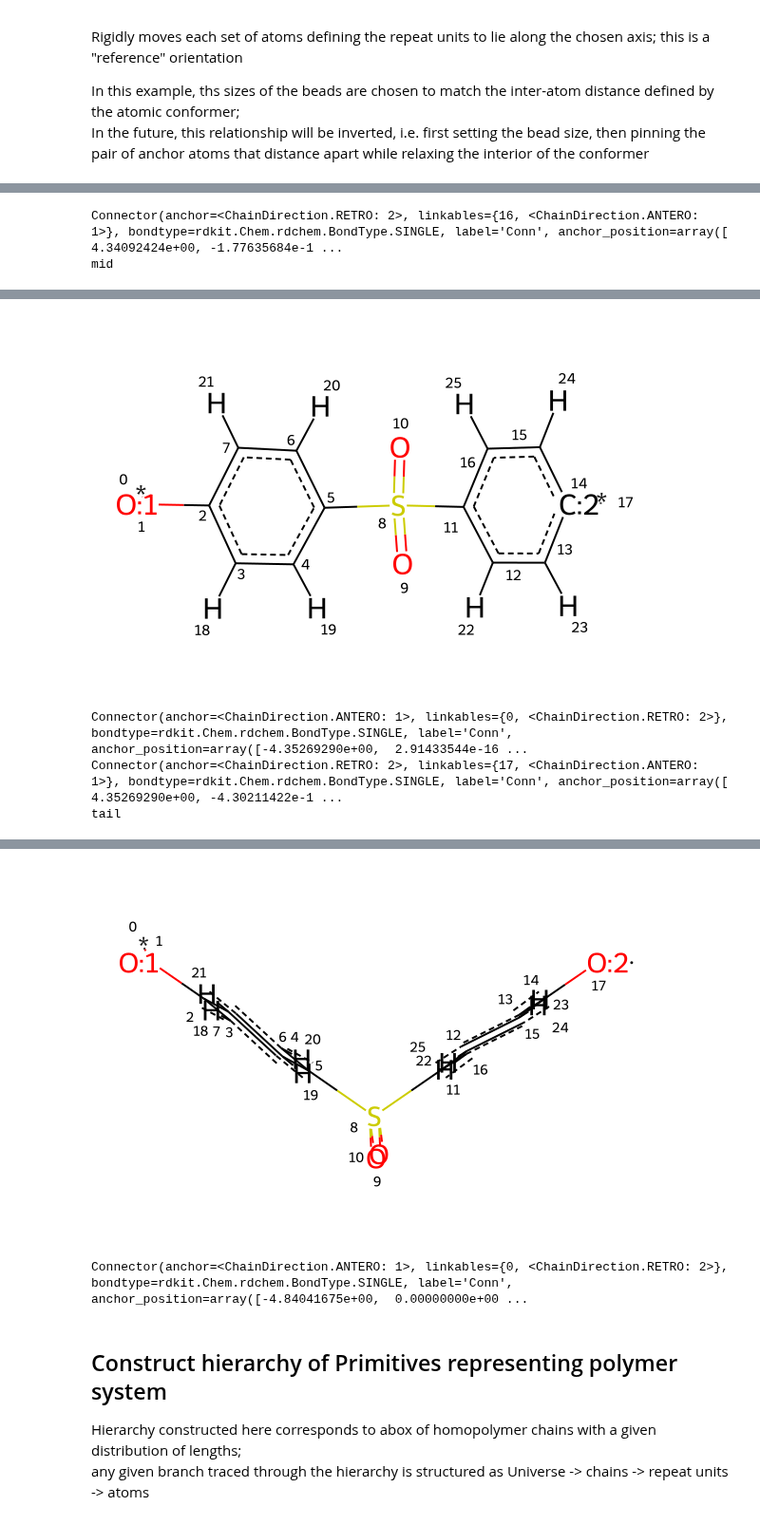
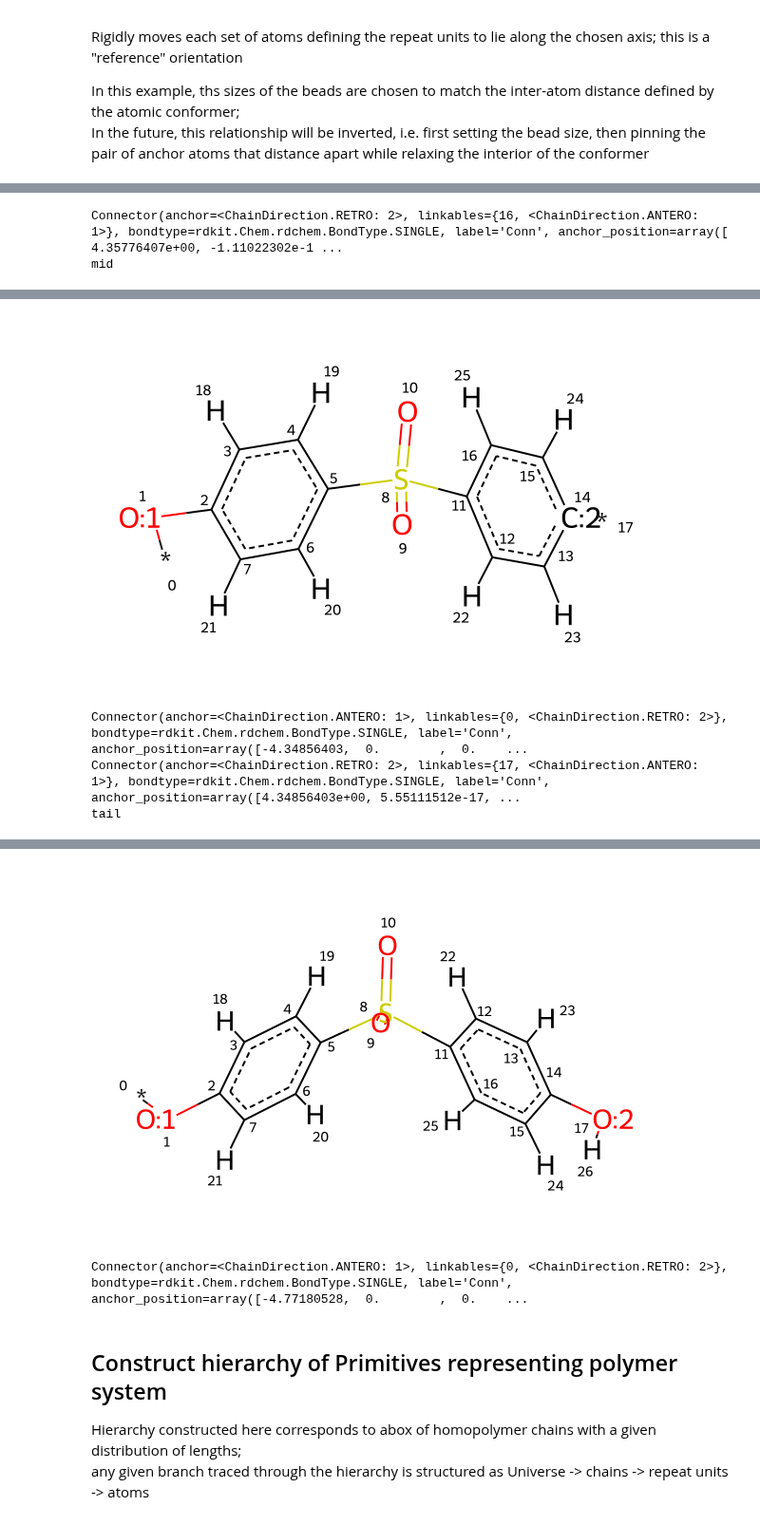
Before and after one commit to StephMcCallum/mupt-examples, a Jupyter notebook: ellipsoidal_chain_placement.ipynb, the cells around one changed output, grey strips where cells are left out. Shown at 95% size. Saved outputs shown, nothing was run; the diff lists cells and outputs as text; code cells hidden in the pictures.

```diff
--- a/ellipsoidal_chain_placement.ipynb
+++ b/ellipsoidal_chain_placement.ipynb
@@ -86,9 +86,9 @@ from mupt.interfaces.rdkit import primitive_from_rdkit
 POS_1_IDX : int = ChainDirection.ANTERO.value
 POS_2_IDX : int = ChainDirection.RETRO.value
 rep_unit_smiles : dict[str, str] = {
-    'head' : f'[O:{POS_1_IDX}]c1ccc(cc1)S(=O)(=O)c1cc[c:{POS_2_IDX}](cc1)-*',
+    'head' : f'[OH:{POS_1_IDX}]c1ccc(cc1)S(=O)(=O)c1cc[c:{POS_2_IDX}](cc1)-*',
     'mid'  : f'*-[O:{POS_1_IDX}]c1ccc(cc1)S(=O)(=O)c1cc[c:{POS_2_IDX}](cc1)-*',
-    'tail' : f'*-[O:{POS_1_IDX}]c1ccc(cc1)S(=O)(=O)c1ccc(cc1)[O:{POS_2_IDX}]',
+    'tail' : f'*-[O:{POS_1_IDX}]c1ccc(cc1)S(=O)(=O)c1ccc(cc1)[OH:{POS_2_IDX}]',
 }
 rep_unit_connection_tags : dict[str, tuple[ChainDirection, ...]] = {
     'head' : (ChainDirection.ANTERO,),
@@ -121,2 +121,2 @@ head
-Connector(anchor=<ChainDirection.RETRO: 2>, linkables={16, <ChainDirection.ANTERO: 1>}, bondtype=rdkit.Chem.rdchem.BondType.SINGLE, label='Conn', anchor_position=array([ 4.34092424e+00, -1.77635684e-1 ...
+Connector(anchor=<ChainDirection.RETRO: 2>, linkables={16, <ChainDirection.ANTERO: 1>}, bondtype=rdkit.Chem.rdchem.BondType.SINGLE, label='Conn', anchor_position=array([ 4.35776407e+00, -1.11022302e-1 ...
 mid
@@ -125,4 +125,4 @@ mid
-[figure, old version]
+[figure, new version]
-Connector(anchor=<ChainDirection.ANTERO: 1>, linkables={0, <ChainDirection.RETRO: 2>}, bondtype=rdkit.Chem.rdchem.BondType.SINGLE, label='Conn', anchor_position=array([-4.35269290e+00,  2.91433544e-16 ...
-Connector(anchor=<ChainDirection.RETRO: 2>, linkables={17, <ChainDirection.ANTERO: 1>}, bondtype=rdkit.Chem.rdchem.BondType.SINGLE, label='Conn', anchor_position=array([ 4.35269290e+00, -4.30211422e-1 ...
+Connector(anchor=<ChainDirection.ANTERO: 1>, linkables={0, <ChainDirection.RETRO: 2>}, bondtype=rdkit.Chem.rdchem.BondType.SINGLE, label='Conn', anchor_position=array([-4.34856403,  0.        ,  0.    ...
+Connector(anchor=<ChainDirection.RETRO: 2>, linkables={17, <ChainDirection.ANTERO: 1>}, bondtype=rdkit.Chem.rdchem.BondType.SINGLE, label='Conn', anchor_position=array([4.34856403e+00, 5.55111512e-17, ...
 tail
@@ -130,5 +130,5 @@ tail
-[figure, old version]
+[figure, new version]
-Connector(anchor=<ChainDirection.ANTERO: 1>, linkables={0, <ChainDirection.RETRO: 2>}, bondtype=rdkit.Chem.rdchem.BondType.SINGLE, label='Conn', anchor_position=array([-4.84041675e+00,  0.00000000e+00 ...
+Connector(anchor=<ChainDirection.ANTERO: 1>, linkables={0, <ChainDirection.RETRO: 2>}, bondtype=rdkit.Chem.rdchem.BondType.SINGLE, label='Conn', anchor_position=array([-4.77180528,  0.        ,  0.    ...
 # %% [markdown]
 ## Construct hierarchy of Primitives representing polymer system
 Hierarchy constructed here corresponds to abox of homopolymer chains with a given distribution of lengths;
```
Also changed, not shown: parts of 6 cells of this notebook.
